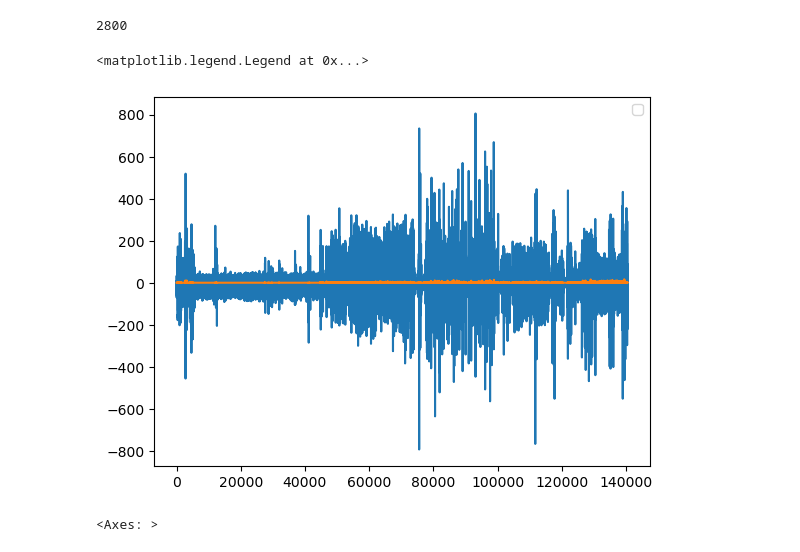
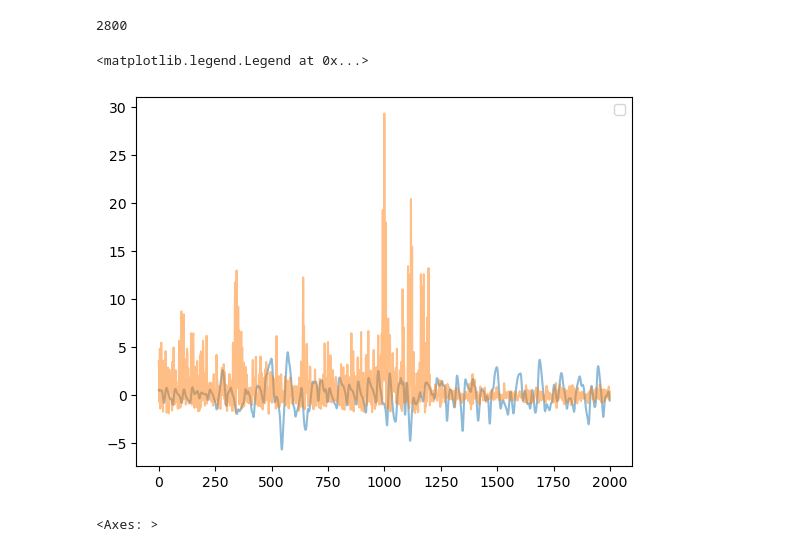
Before and after one commit to Taobyte/thesis, a Jupyter notebook: src/notebooks/dataset_exploration.ipynb, the cells around one changed output. Drawn from its saved outputs; the diff is of its cells as text; code cells hidden in the pictures.

```diff
--- a/src/notebooks/dataset_exploration.ipynb
+++ b/src/notebooks/dataset_exploration.ipynb
@@ -69,26 +69,28 @@ len(np.where(data['activity']==1.0)[0])
 # %%
 data_path = "C:/Users/cleme/ETH/Master/Thesis/data/euler"
 np_data = np.load(data_path + "/dalia_preprocessed/S1.npz")
 
-def scale()
+def scale(data):
+    return (data - np.mean(data)) / (np.std(data) + 1e-8)
 
 series = np_data['bvp'][:, 0]
 series = scale(series)
 
 activity = resample(np_data['wrist_acc'], len(np_data['bvp']))
 activity = activity[:,0]**2 + activity[:, 1]**2 + activity[:,2]**2
+activity = scale(activity)
 
 highest_activity = np.argmax(activity)
-lower = min(highest_activity-1000,0)
+lower = max(highest_activity-1000,0)
 upper = min(highest_activity+1000,len(np_data['bvp']))
-serie = pd.Series(np_data['bvp'][lower: upper,0])
-serie.plot()
+serie = pd.Series(series[lower: upper])
+serie.plot(alpha=0.5)
 activity = pd.Series(activity[lower:upper])
-activity.plot()
+activity.plot(alpha=0.5)
 plt.legend()
 # %% [output]
 <matplotlib.legend.Legend at 0x...>
-[figure, old version]
+[figure, new version]
 # %%
 pd.Series(data['signal']['chest']['ECG'][:1400][:,0]).plot()
 # %% [output]
```
Also changed, not shown: 5 other files.
